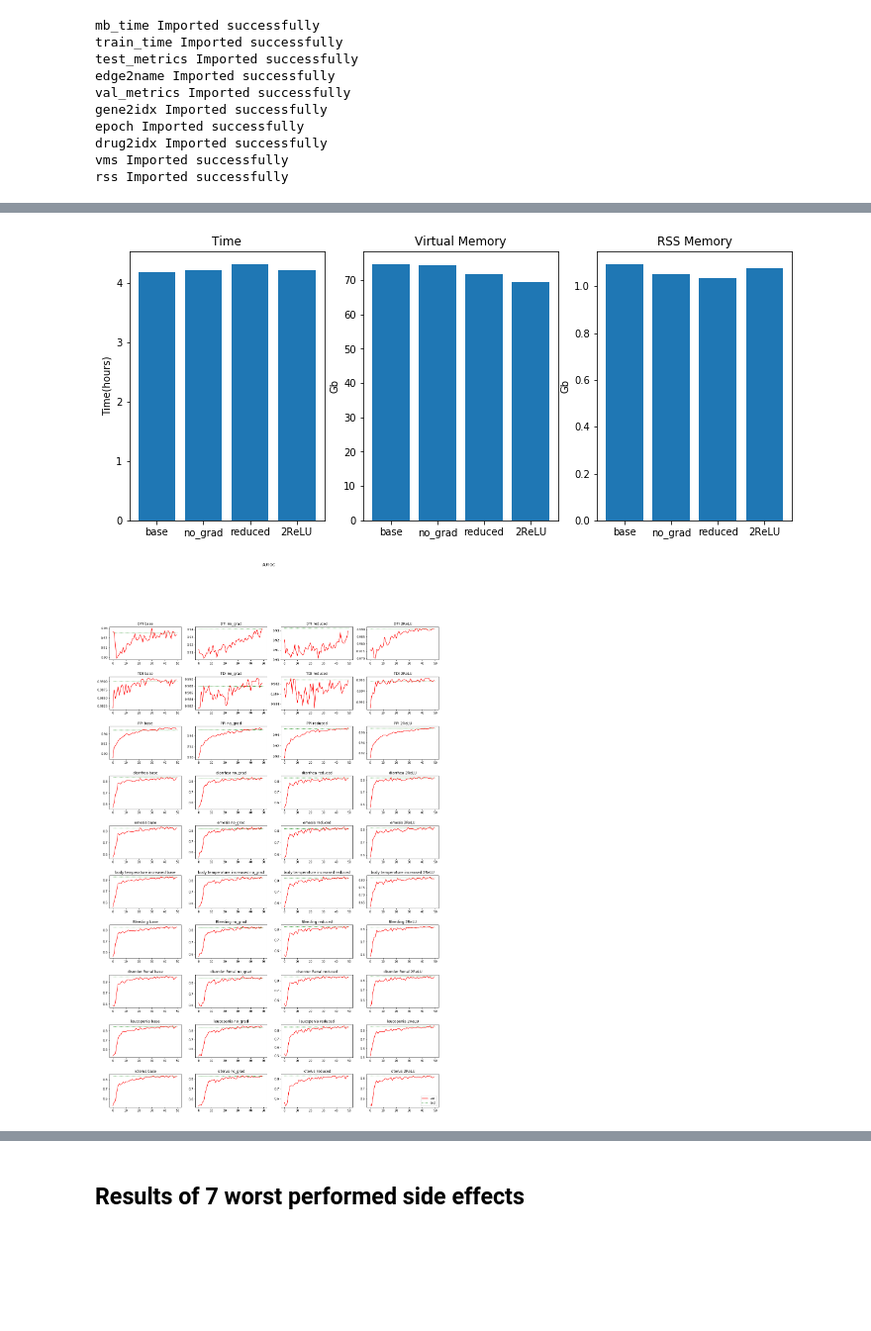
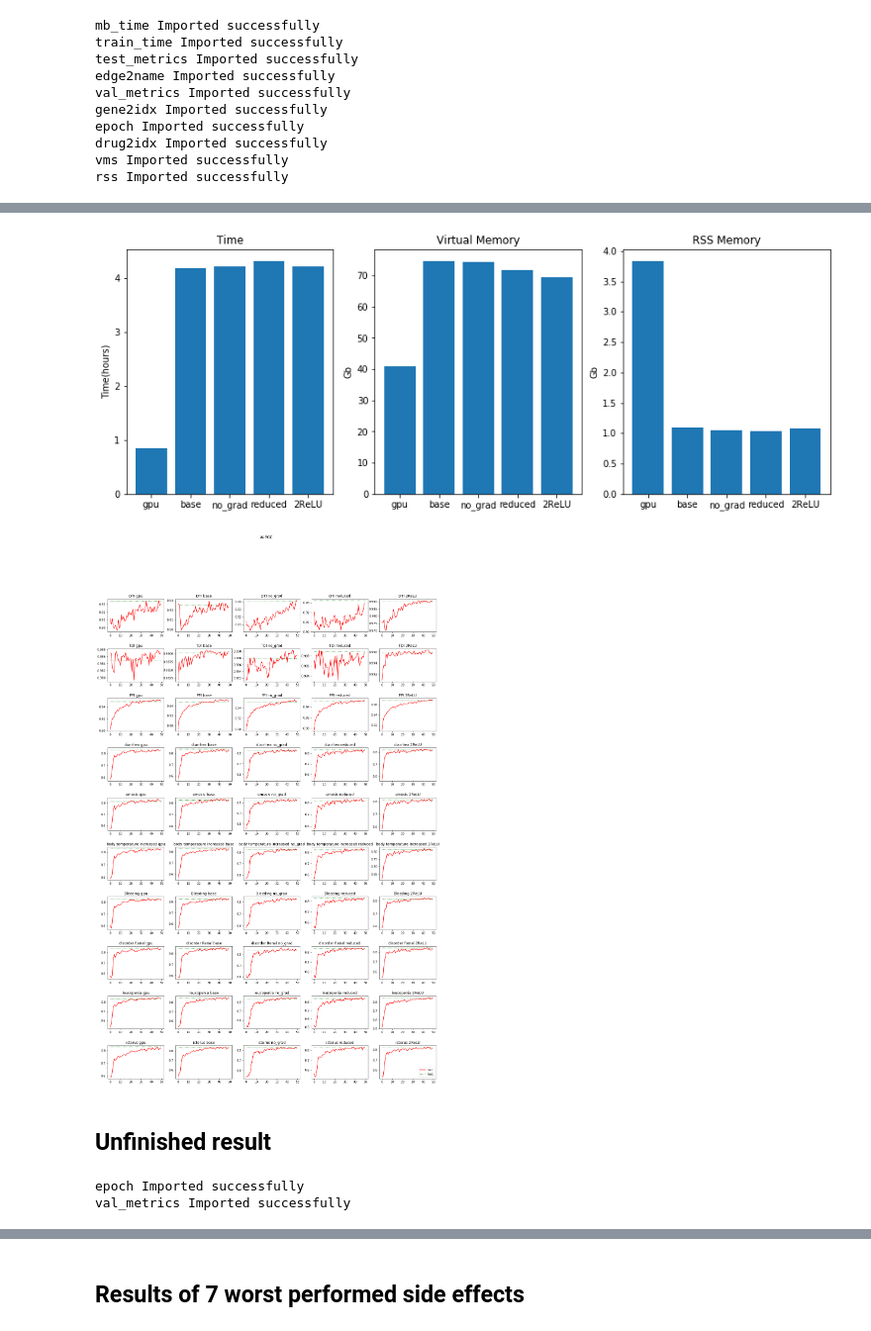
Before and after one commit to diitaz93/Master-Thesis, a Jupyter notebook: training_results.ipynb, the cells around one changed output, grey strips where cells are left out. Shown at 99% size. Cells and saved outputs as stored; diff of their text form; code cells hidden in the pictures; blank space fills up the shorter version.

```diff
--- a/training_results.ipynb
+++ b/training_results.ipynb
@@ -26,9 +32,9 @@ filenames = [f1,f2,f3,f4]
 # %%
-time = np.zeros([4])
-vms_all = np.zeros([4])
-rss_all = np.zeros([4])
-val_real = np.zeros([50,10,3,4])
-test_real = np.zeros([10,3,4])
-sims = ['base','no_grad','reduced','2ReLU']
+time = np.zeros([5])
+vms_all = np.zeros([5])
+rss_all = np.zeros([5])
+val_real = np.zeros([50,10,3,5])
+test_real = np.zeros([10,3,5])
+sims = ['gpu','base','no_grad','reduced','2ReLU']
 metrics = ['AUROC','AUPRC','Accuracy']
 # %%
@@ -119,3 +125,14 @@ epoch Imported successfully
 drug2idx Imported successfully
 vms Imported successfully
 rss Imported successfully
+# %%
+with open(f4, 'rb') as f:
+    DS = pickle.load(f)
+    for key in DS.keys():
+        globals()[key]=DS[key]
+        print(key,"Imported successfully")
+time[4] = train_time
+vms_all[4] = vms
+rss_all[4] = rss
+val_real[:,:,:,4] = val_metrics
+test_real[:,:,4] = test_metrics
@@ -122,27 +150,27 @@ rss Imported successfully
 # %%
-x = np.arange(4)+1
-figure(figsize=[12,5])
+x = np.arange(5)+1
+figure(figsize=[14,5])
 ax1=subplot(1,3,1)
 bar(x,time/3600)
 ylabel('Time(hours)')
 title('Time')
 ax1.set_xticks(x)
 ax1.set_xticklabels(sims)
 ax2=subplot(1,3,2)
 bar(x,vms_all*1e-9)
 ylabel('Gb')
 title('Virtual Memory')
 ax2.set_xticks(x)
 ax2.set_xticklabels(sims)
 ax3=subplot(1,3,3)
 bar(x,rss_all*1e-9)
 ylabel('Gb')
 title('RSS Memory')
 ax3.set_xticks(x)
 ax3.set_xticklabels(sims)
 show()
 # %% [output]
-[figure, old version]
+[figure, new version]
 # %%
 r = 0
 edge_type2idx = {}
@@ -155,7 +183,7 @@ for i, j in edge2name:
 # %%
 m = 0
 n_se = 10
-n_sim = 4
+n_sim = 5
 fig, axs = plt.subplots(n_se,n_sim, figsize=(20,30), squeeze=True, facecolor='w', edgecolor='k')
 fig.suptitle(metrics[m])
 fig.subplots_adjust(hspace = .5, wspace=.2)
@@ -172,4 +200,6 @@ for i in range(n_se):
     cont+=1
     legend(loc='lower right')
 # %% [output]
-[figure, old version]
+[figure, new version]
+# %% [markdown]
+## Unfinished result
@@ -175,0 +208,9 @@ for i in range(n_se):
+# %%
+with open(filename, 'rb') as f:
+    DS = pickle.load(f)
+    for key in DS.keys():
+        globals()[key]=DS[key]
+        print(key,"Imported successfully")
+# %% [output]
+epoch Imported successfully
+val_metrics Imported successfully
```
Also changed, not shown: parts of 11 cells of this notebook.
